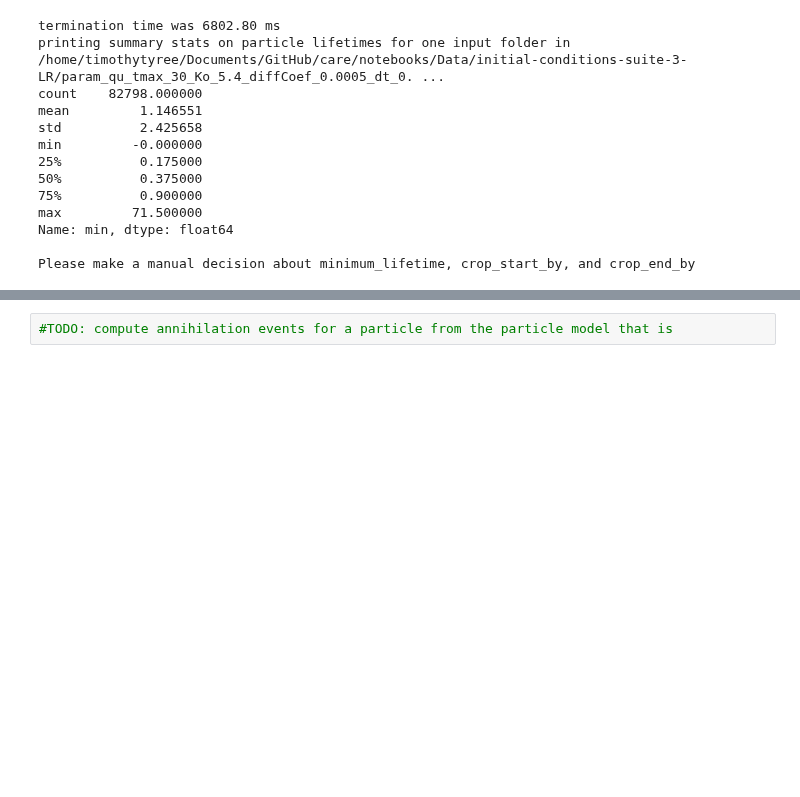
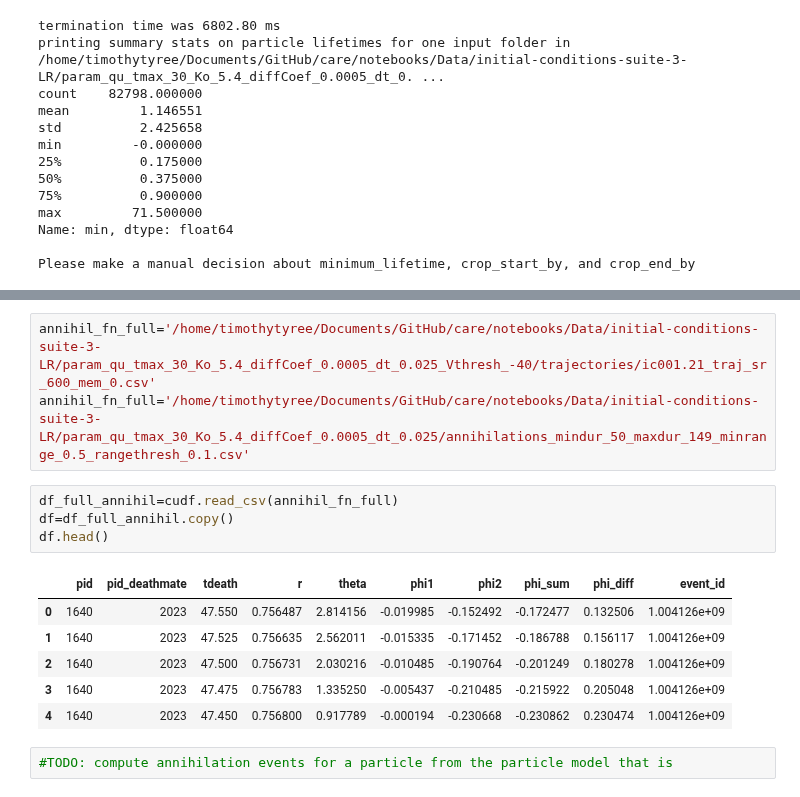
Before and after one commit to timtyree/care, a Jupyter notebook: notebooks/generate figure 1.ipynb, the cells around one changed output, grey strips where cells are left out. Cells and saved outputs as stored; diff of their text form; blank space fills up the shorter version.

```diff
--- a/notebooks/generate figure 1.ipynb
+++ b/notebooks/generate figure 1.ipynb
@@ -162,3 +164,17 @@ kwargs
+# %%
+annihil_fn_full='/home/timothytyree/Documents/GitHub/care/notebooks/Data/initial-conditions-suite-3-LR/param_qu_tmax_30_Ko_5.4_diffCoef_0.0005_dt_0.025_Vthresh_-40/trajectories/ic001.21_traj_sr_600_mem_0.csv'
+annihil_fn_full='/home/timothytyree/Documents/GitHub/care/notebooks/Data/initial-conditions-suite-3-LR/param_qu_tmax_30_Ko_5.4_diffCoef_0.0005_dt_0.025/annihilations_mindur_50_maxdur_149_minrange_0.5_rangethresh_0.1.csv'
+# %%
+df_full_annihil=cudf.read_csv(annihil_fn_full)
+df=df_full_annihil.copy()
+df.head()
+# %% [output]
+|  | pid | pid_deathmate | tdeath | r | theta | phi1 | phi2 | phi_sum | phi_diff | event_id |
+| 0 | 1640 | 2023 | 47.550 | 0.756487 | 2.814156 | -0.019985 | -0.152492 | -0.172477 | 0.132506 | 1.004126e+09 |
+| 1 | 1640 | 2023 | 47.525 | 0.756635 | 2.562011 | -0.015335 | -0.171452 | -0.186788 | 0.156117 | 1.004126e+09 |
+| 2 | 1640 | 2023 | 47.500 | 0.756731 | 2.030216 | -0.010485 | -0.190764 | -0.201249 | 0.180278 | 1.004126e+09 |
+| 3 | 1640 | 2023 | 47.475 | 0.756783 | 1.335250 | -0.005437 | -0.210485 | -0.215922 | 0.205048 | 1.004126e+09 |
+| 4 | 1640 | 2023 | 47.450 | 0.756800 | 0.917789 | -0.000194 | -0.230668 | -0.230862 | 0.230474 | 1.004126e+09 |
 # %%
 #TODO: compute annihilation events for a particle from the particle model that is
 # %%
```
Also changed, not shown: parts of 3 cells of this notebook, 9 other files.
